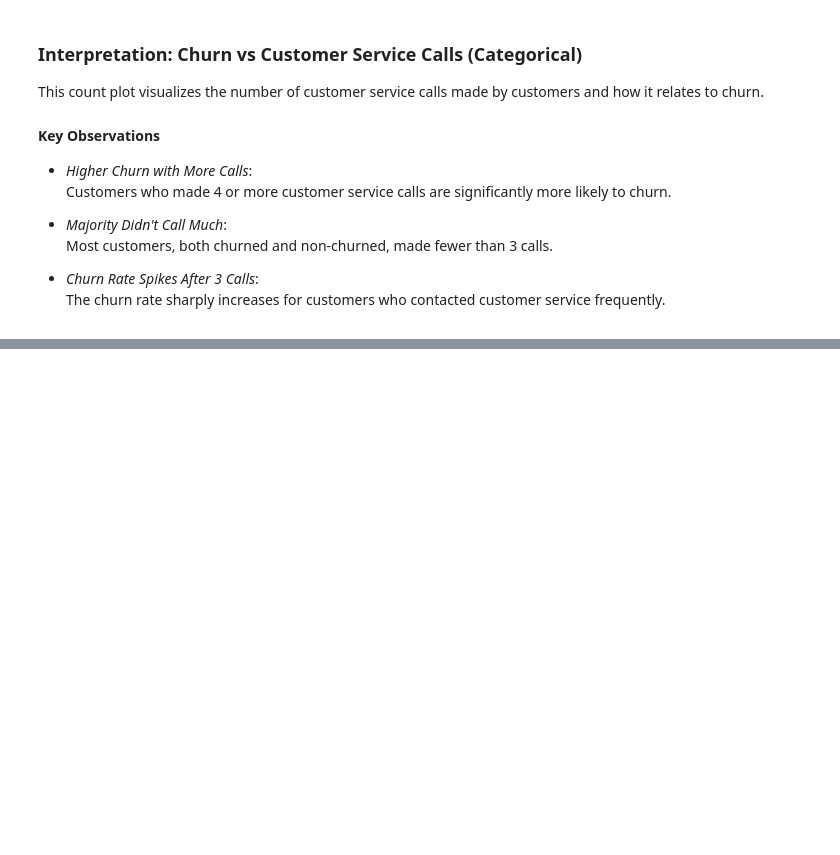
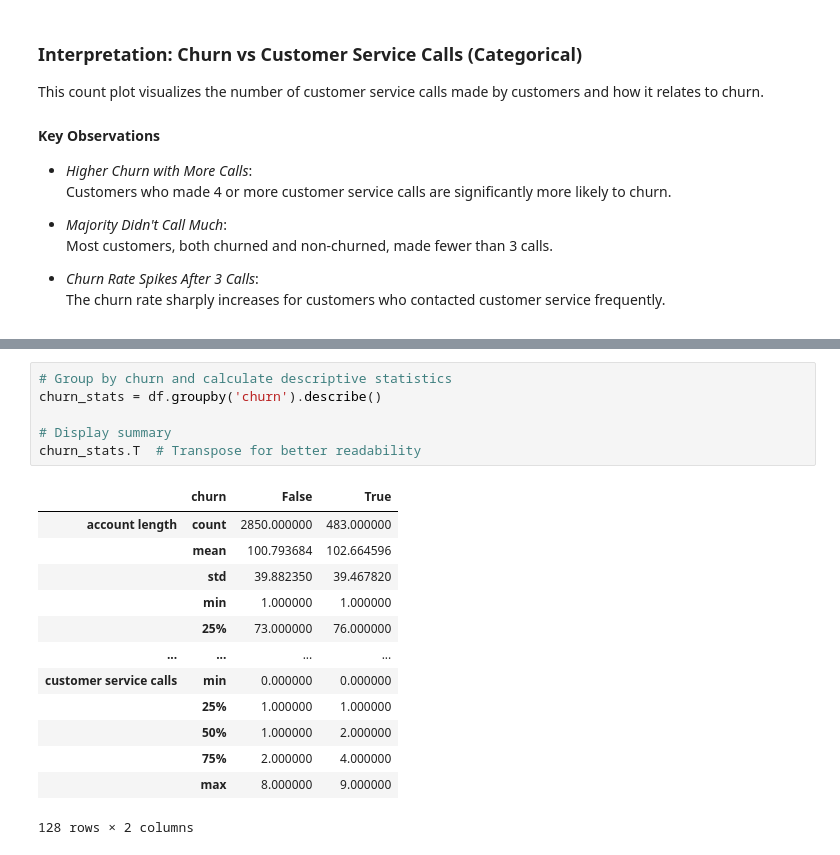
Before and after one commit to Lndanu/Customer-Churn-Intelligence, a Jupyter notebook: notebooks/Customer Churn .ipynb, the cells around one changed output, grey strips where cells are left out. Drawn from its saved outputs; the diff is of its cells as text; blank space fills up the shorter version.

Commit message:
Add Descriptive Statistic by Churn.

```diff
--- a/notebooks/Customer Churn .ipynb
+++ b/notebooks/Customer Churn .ipynb
@@ -405,0 +418,20 @@ This count plot visualizes the number of customer service calls made by customer
+# %%
+# Group by churn and calculate descriptive statistics
+churn_stats = df.groupby('churn').describe()
+
+# Display summary
+churn_stats.T  # Transpose for better readability
+# %% [output]
+|  | churn | False | True |
+| account length | count | 2850.000000 | 483.000000 |
+|  | mean | 100.793684 | 102.664596 |
+|  | std | 39.882350 | 39.467820 |
+|  | min | 1.000000 | 1.000000 |
+|  | 25% | 73.000000 | 76.000000 |
+| ... | ... | ... | ... |
+| customer service calls | min | 0.000000 | 0.000000 |
+|  | 25% | 1.000000 | 1.000000 |
+|  | 50% | 1.000000 | 2.000000 |
+|  | 75% | 2.000000 | 4.000000 |
+|  | max | 8.000000 | 9.000000 |
+128 rows × 2 columns
```
Also changed, not shown: parts of 2 cells of this notebook.
